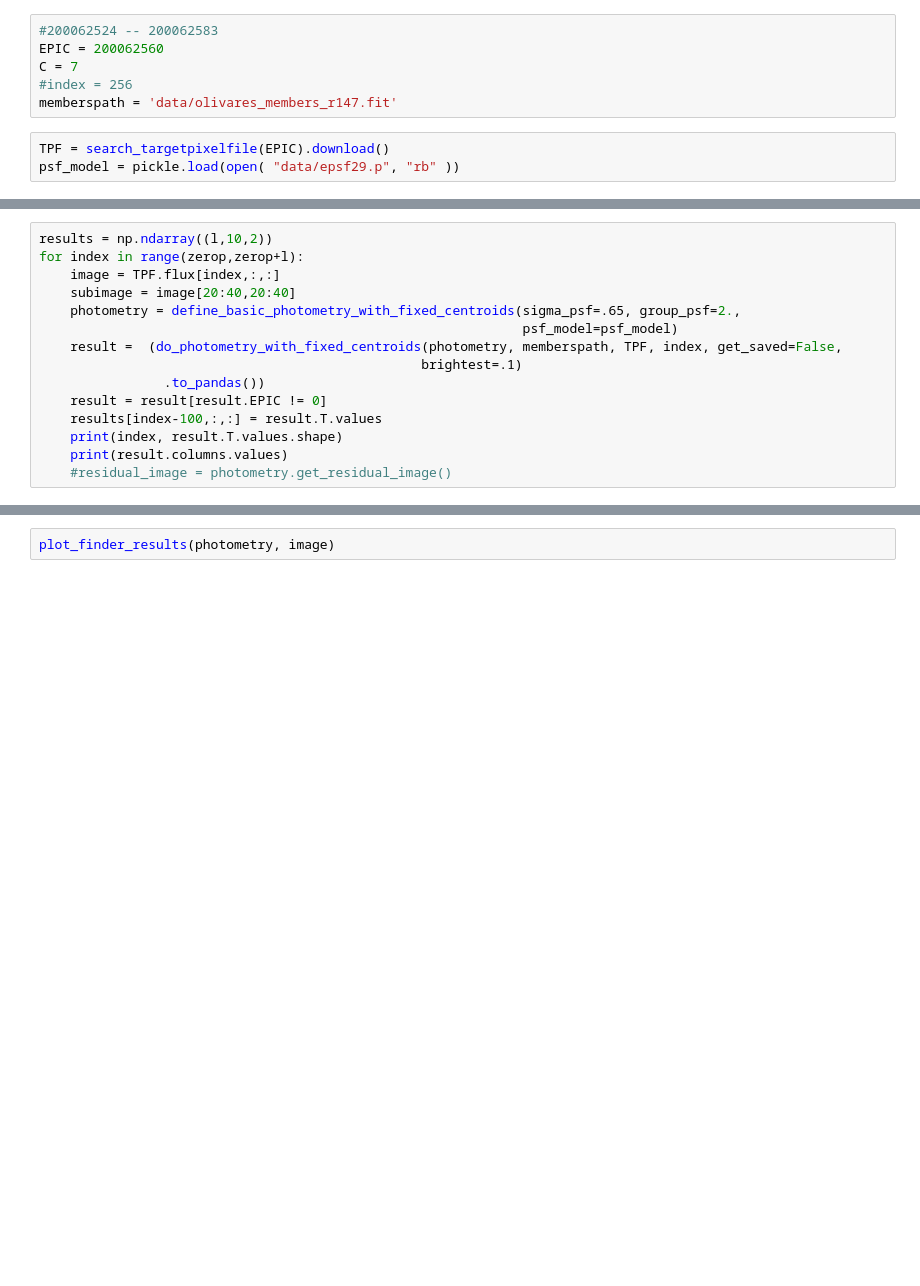
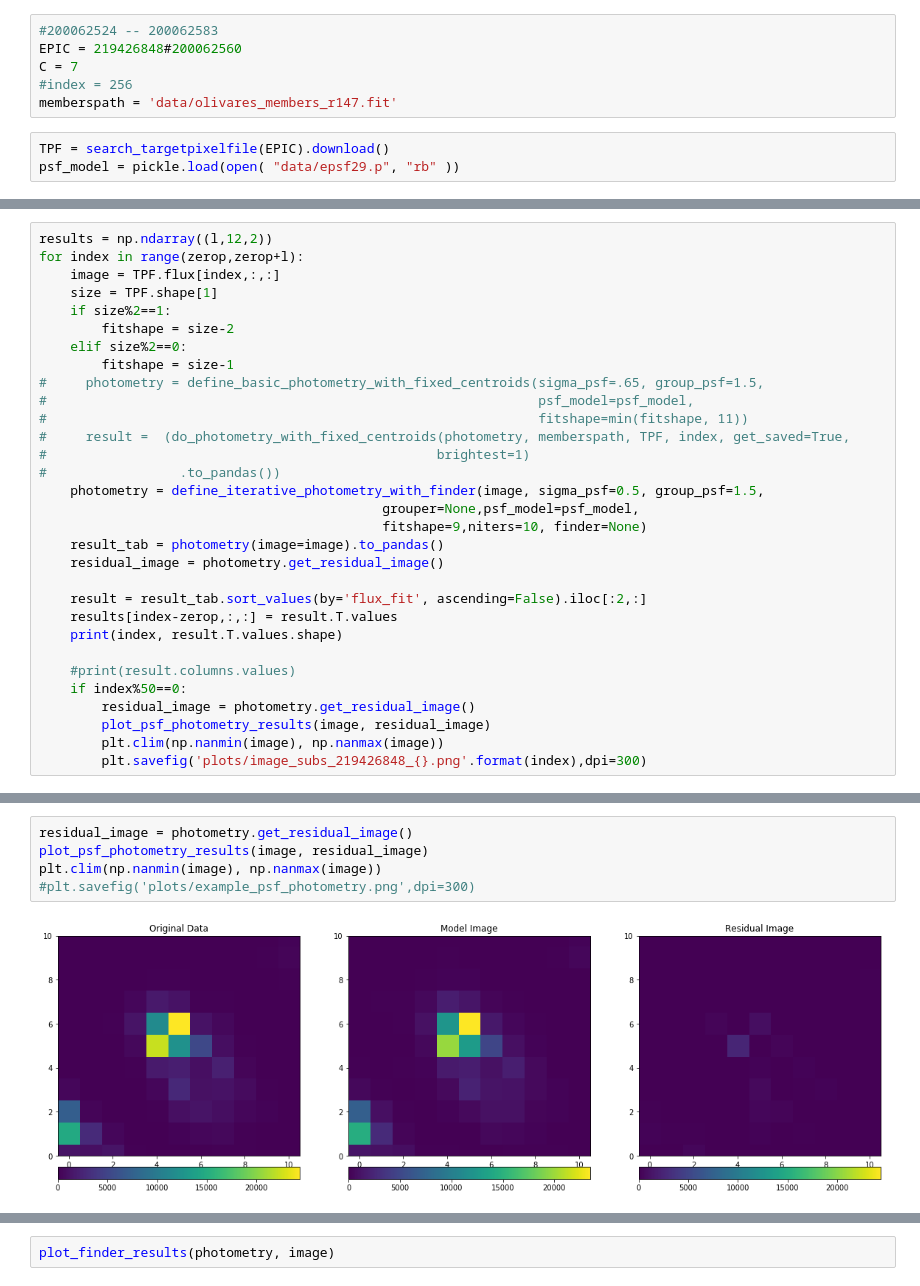
Before and after one commit to ekaterinailin/GaiaK2PSF, a Jupyter notebook: 97_use_photutils_do_PSF_photometry_w_customPSFmodel.ipynb, the cells around one changed output, grey strips where cells are left out. Saved outputs shown, nothing was run; the diff lists cells and outputs as text; blank space fills up the shorter version.

Commit message:
Plotted intermediate psf fitting results with detrending

```diff
--- a/97_use_photutils_do_PSF_photometry_w_customPSFmodel.ipynb
+++ b/97_use_photutils_do_PSF_photometry_w_customPSFmodel.ipynb
@@ -15,7 +15,7 @@ from copy import deepcopy
 import pickle
 # %%
 #200062524 -- 200062583
-EPIC = 200062560
+EPIC = 219426848#200062560
 C = 7
 #index = 256
 memberspath = 'data/olivares_members_r147.fit'
@@ -30,16 +34,32 @@ zerop = 100
 # %%
-results = np.ndarray((l,10,2))
+results = np.ndarray((l,12,2))
 for index in range(zerop,zerop+l):
     image = TPF.flux[index,:,:]
-    subimage = image[20:40,20:40]
-    photometry = define_basic_photometry_with_fixed_centroids(sigma_psf=.65, group_psf=2.,
-                                                              psf_model=psf_model)
-    result =  (do_photometry_with_fixed_centroids(photometry, memberspath, TPF, index, get_saved=False,
-                                                 brightest=.1)
-                .to_pandas())
-    result = result[result.EPIC != 0]
-    results[index-100,:,:] = result.T.values
+    size = TPF.shape[1]
+    if size%2==1:
+        fitshape = size-2
+    elif size%2==0:
+        fitshape = size-1
+#     photometry = define_basic_photometry_with_fixed_centroids(sigma_psf=.65, group_psf=1.5,
+#                                                               psf_model=psf_model,
+#                                                               fitshape=min(fitshape, 11))
+#     result =  (do_photometry_with_fixed_centroids(photometry, memberspath, TPF, index, get_saved=True,
+#                                                  brightest=1)
+#                 .to_pandas())
+    photometry = define_iterative_photometry_with_finder(image, sigma_psf=0.5, group_psf=1.5,
+                                            grouper=None,psf_model=psf_model,
+                                            fitshape=9,niters=10, finder=None)
+    result_tab = photometry(image=image).to_pandas()
+    residual_image = photometry.get_residual_image()
+
+    result = result_tab.sort_values(by='flux_fit', ascending=False).iloc[:2,:]
+    results[index-zerop,:,:] = result.T.values
     print(index, result.T.values.shape)
-    print(result.columns.values)
-    #residual_image = photometry.get_residual_image()
+
+    #print(result.columns.values)
+    if index%50==0:
+        residual_image = photometry.get_residual_image()
+        plot_psf_photometry_results(image, residual_image)
+        plt.clim(np.nanmin(image), np.nanmax(image))
+        plt.savefig('plots/image_subs_219426848_{}.png'.format(index),dpi=300)
 # %% [output]
@@ -187,3 +270,10 @@ flc = FlareLightCurve(time=TPF.time[zerop:zerop+l],
                       campaign=TPF.campaign,
                       cadenceno = TPF.cadenceno[zerop:zerop+l],
                      origin='TPF')
+# %%
+residual_image = photometry.get_residual_image()
+plot_psf_photometry_results(image, residual_image)
+plt.clim(np.nanmin(image), np.nanmax(image))
+#plt.savefig('plots/example_psf_photometry.png',dpi=300)
+# %% [output]
+[figure, added]
```
Also changed, not shown: parts of 14 cells of this notebook, 3 other files.
